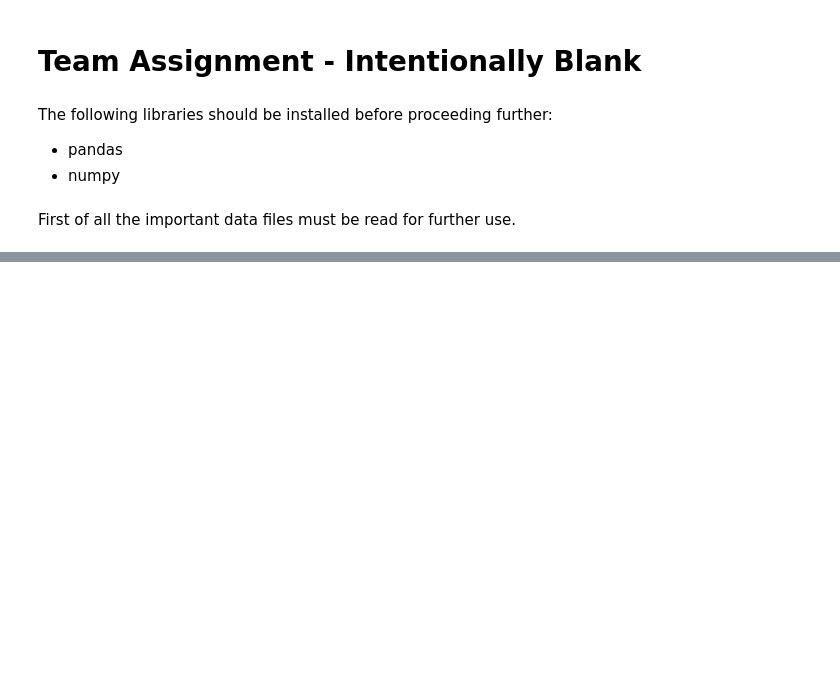
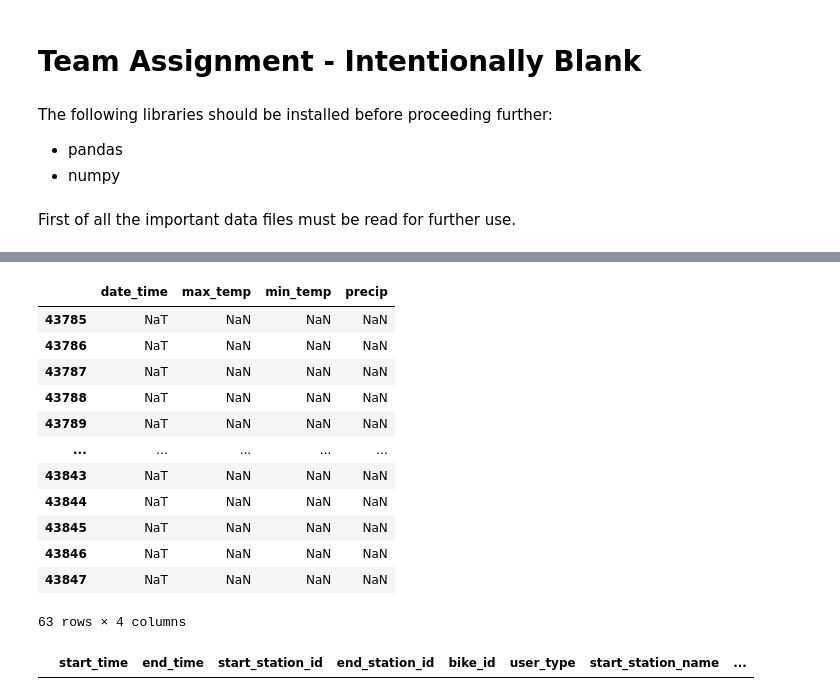
Before and after one commit to yassinehammou27/intentionally_blank, a Jupyter notebook: Team Assignment - Intentionally Blank.ipynb, the cells around one changed output, grey strips where cells are left out. Drawn from its saved outputs; the diff is of its cells as text; code cells hidden in the pictures; blank space fills up the shorter version.

Commit message:
Added code comments and fixed finding missing values

```diff
--- a/Team Assignment - Intentionally Blank.ipynb
+++ b/Team Assignment - Intentionally Blank.ipynb
@@ -57,0 +70,19 @@ df_weather
+# %%
+#Checking for missing values in weather and philadelphia data
+display(df_weather[df_weather.isnull().any(axis = 1)])
+display(df_philadelphia_2017[df_philadelphia_2017.isnull().any(axis = 1)])
+# %% [output]
+|  | date_time | max_temp | min_temp | precip |
+| 43785 | NaT | NaN | NaN | NaN |
+| 43786 | NaT | NaN | NaN | NaN |
+| 43787 | NaT | NaN | NaN | NaN |
+| 43788 | NaT | NaN | NaN | NaN |
+| 43789 | NaT | NaN | NaN | NaN |
+| ... | ... | ... | ... | ... |
+| 43843 | NaT | NaN | NaN | NaN |
+| 43844 | NaT | NaN | NaN | NaN |
+| 43845 | NaT | NaN | NaN | NaN |
+| 43846 | NaT | NaN | NaN | NaN |
+| 43847 | NaT | NaN | NaN | NaN |
+63 rows × 4 columns
+|  | start_time | end_time | start_station_id | end_station_id | bike_id | user_type | start_station_name | ... |
```
Also changed, not shown: parts of 18 cells of this notebook.
